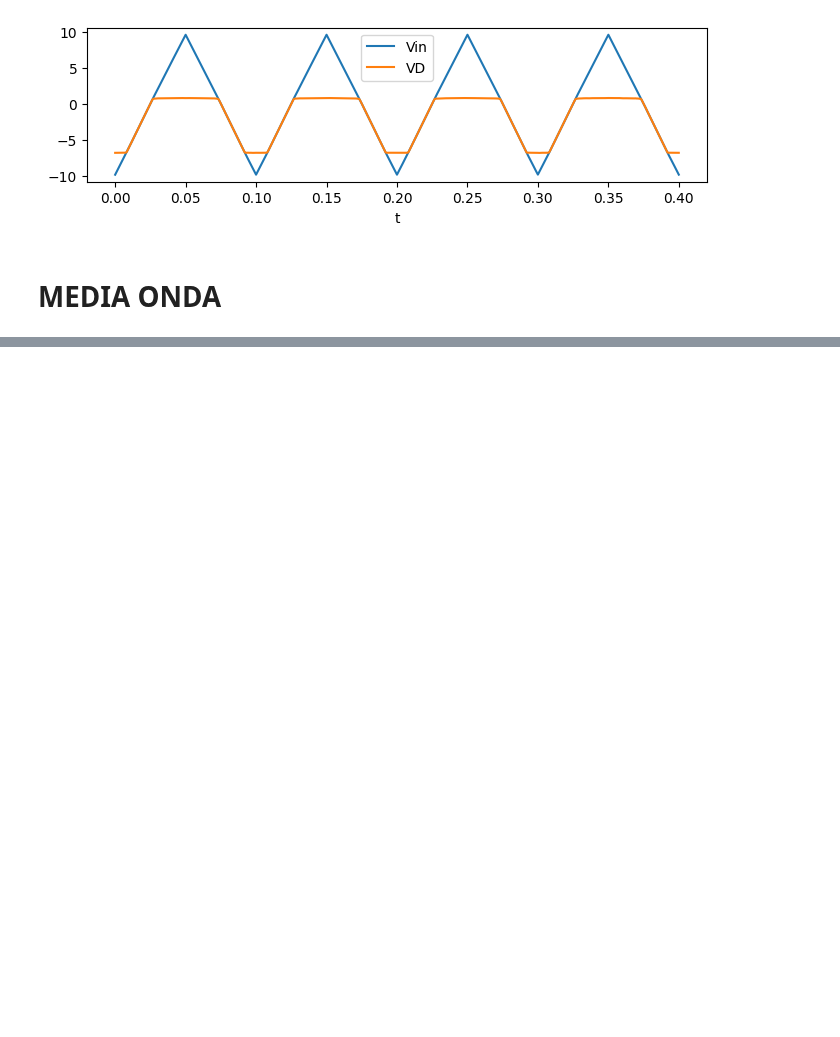
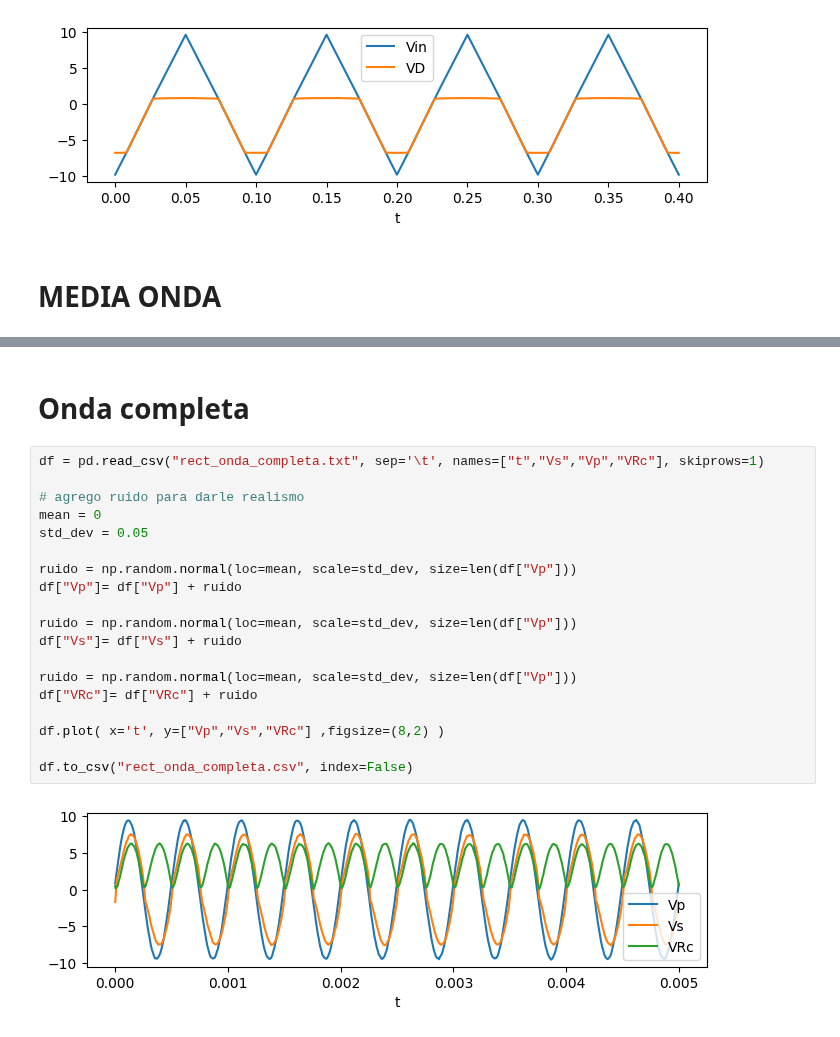
Before and after one commit to chacoma/LABO3_DF_UBA, a Jupyter notebook: Data_analisis/5.Analisis No lineales/Diodos/datos/get_data.ipynb, the cells around one changed output, grey strips where cells are left out. Drawn from its saved outputs; the diff is of its cells as text; blank space fills up the shorter version.

```diff
--- a/Data_analisis/5.Analisis No lineales/Diodos/datos/get_data.ipynb
+++ b/Data_analisis/5.Analisis No lineales/Diodos/datos/get_data.ipynb
@@ -60 +63,24 @@ df.to_csv("rect_media_onda.csv", index=False)
 [figure]
+# %% [markdown]
+# Onda completa
+# %%
+df = pd.read_csv("rect_onda_completa.txt", sep='\t', names=["t","Vs","Vp","VRc"], skiprows=1)
+
+# agrego ruido para darle realismo
+mean = 0
+std_dev = 0.05
+
+ruido = np.random.normal(loc=mean, scale=std_dev, size=len(df["Vp"]))
+df["Vp"]= df["Vp"] + ruido
+
+ruido = np.random.normal(loc=mean, scale=std_dev, size=len(df["Vp"]))
+df["Vs"]= df["Vs"] + ruido
+
+ruido = np.random.normal(loc=mean, scale=std_dev, size=len(df["Vp"]))
+df["VRc"]= df["VRc"] + ruido
+
+df.plot( x='t', y=["Vp","Vs","VRc"] ,figsize=(8,2) )
+
+df.to_csv("rect_onda_completa.csv", index=False)
+# %% [output]
+[figure, added]
```
Also changed, not shown: parts of 7 cells of this notebook, 7 other files.
